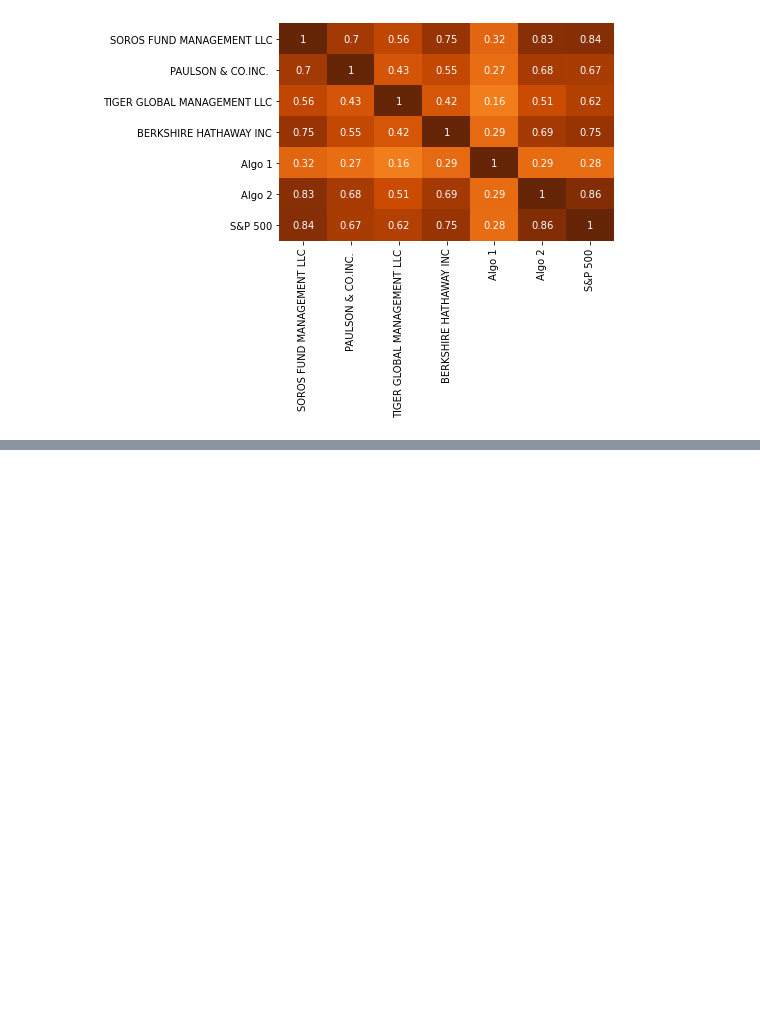
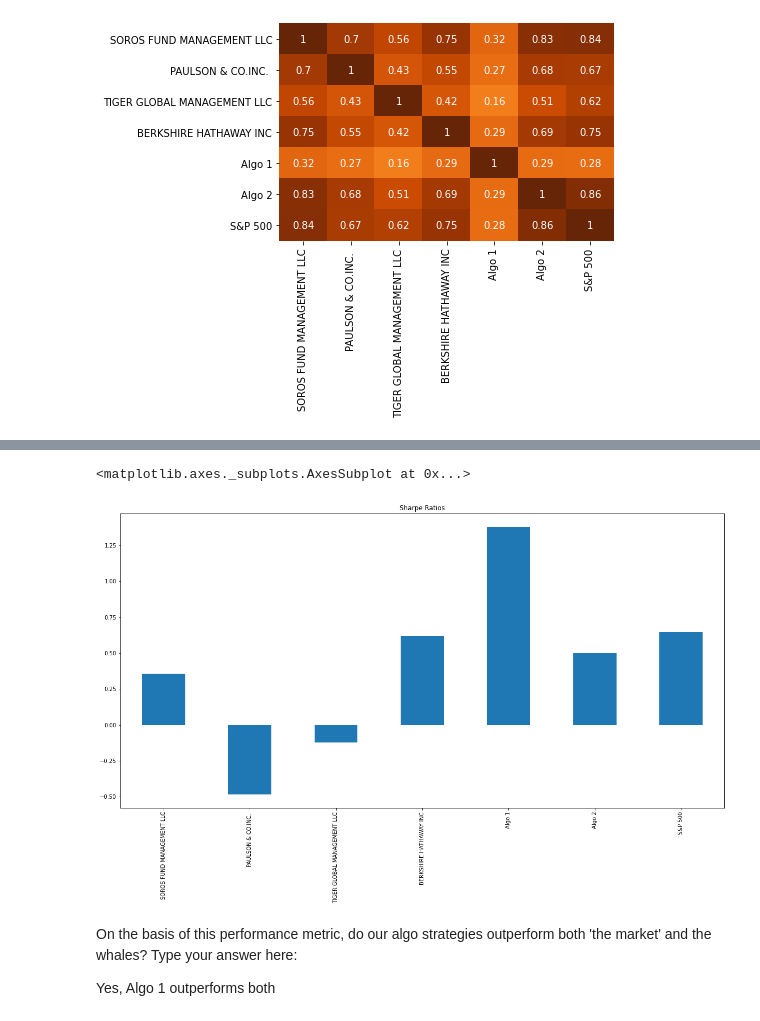
Before and after one commit to ameghani10/Whale_Analysis, a Jupyter notebook: whale_analysis.ipynb, the cells around one changed output, grey strips where cells are left out. Drawn from its saved outputs; the diff is of its cells as text; code cells hidden in the pictures; blank space fills up the shorter version.

Commit message:
finished sharpe ratios

```diff
--- a/whale_analysis.ipynb
+++ b/whale_analysis.ipynb
@@ -257,0 +278,4 @@ covar = combined_returns_df["BERKSHIRE HATHAWAY INC"]
+# %%
+# Calculate annualized Sharpe Ratios
+sharpe_ratio = (combined_returns_df.mean() * 252) / (combined_returns_df.std() * np.sqrt(252))
+sharpe_ratio
@@ -257,0 +291,10 @@ covar = combined_returns_df["BERKSHIRE HATHAWAY INC"]
+# %%
+# Visualize the sharpe ratios as a bar plot
+sharpe_ratio.plot.bar(figsize = (20,10), title = "Sharpe Ratios")
+# %% [output]
+<matplotlib.axes._subplots.AxesSubplot at 0x...>
+[figure, added]
+# %% [markdown]
+On the basis of this performance metric, do our algo strategies outperform both 'the market' and the whales? Type your answer here:
+
+Yes, Algo 1 outperforms both
```
Also changed, not shown: parts of 5 cells of this notebook.
